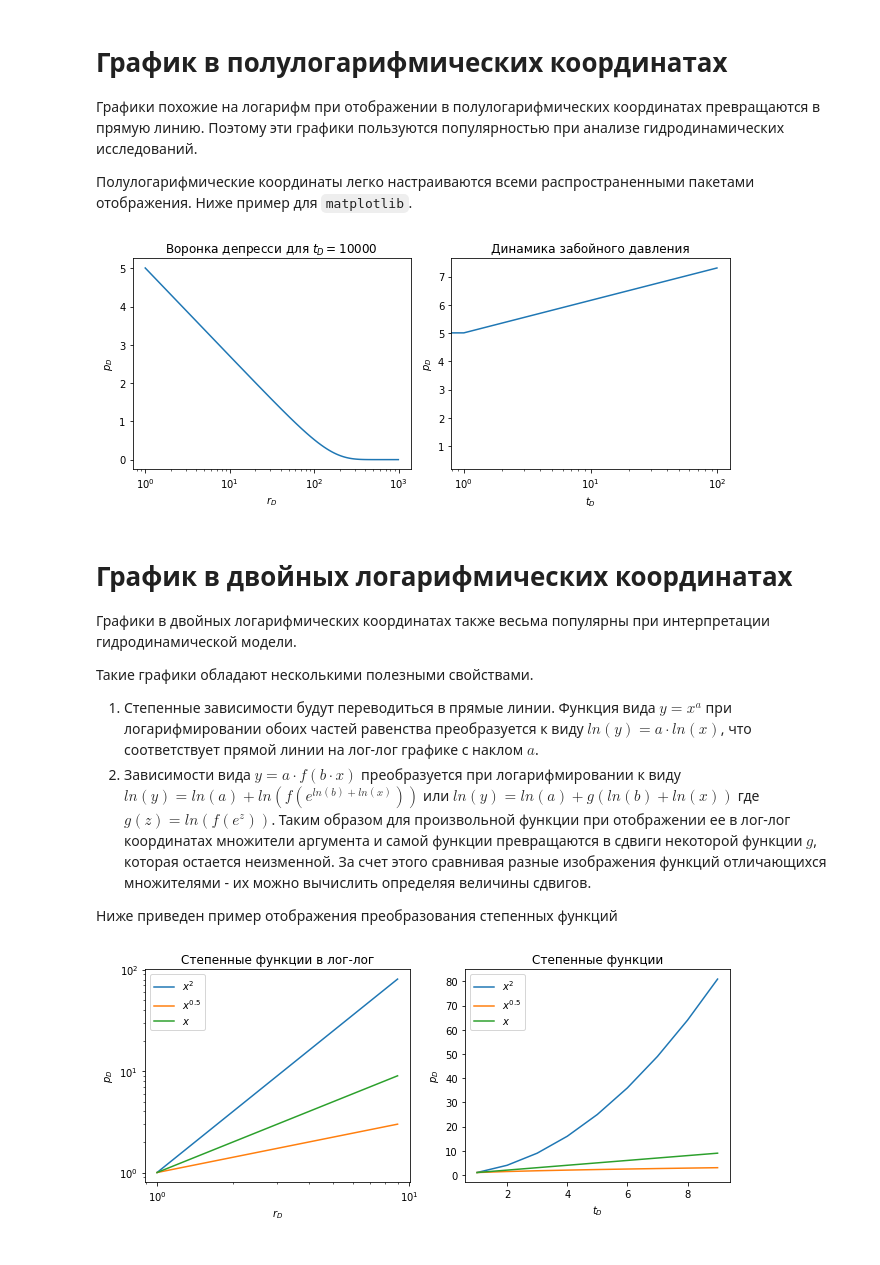
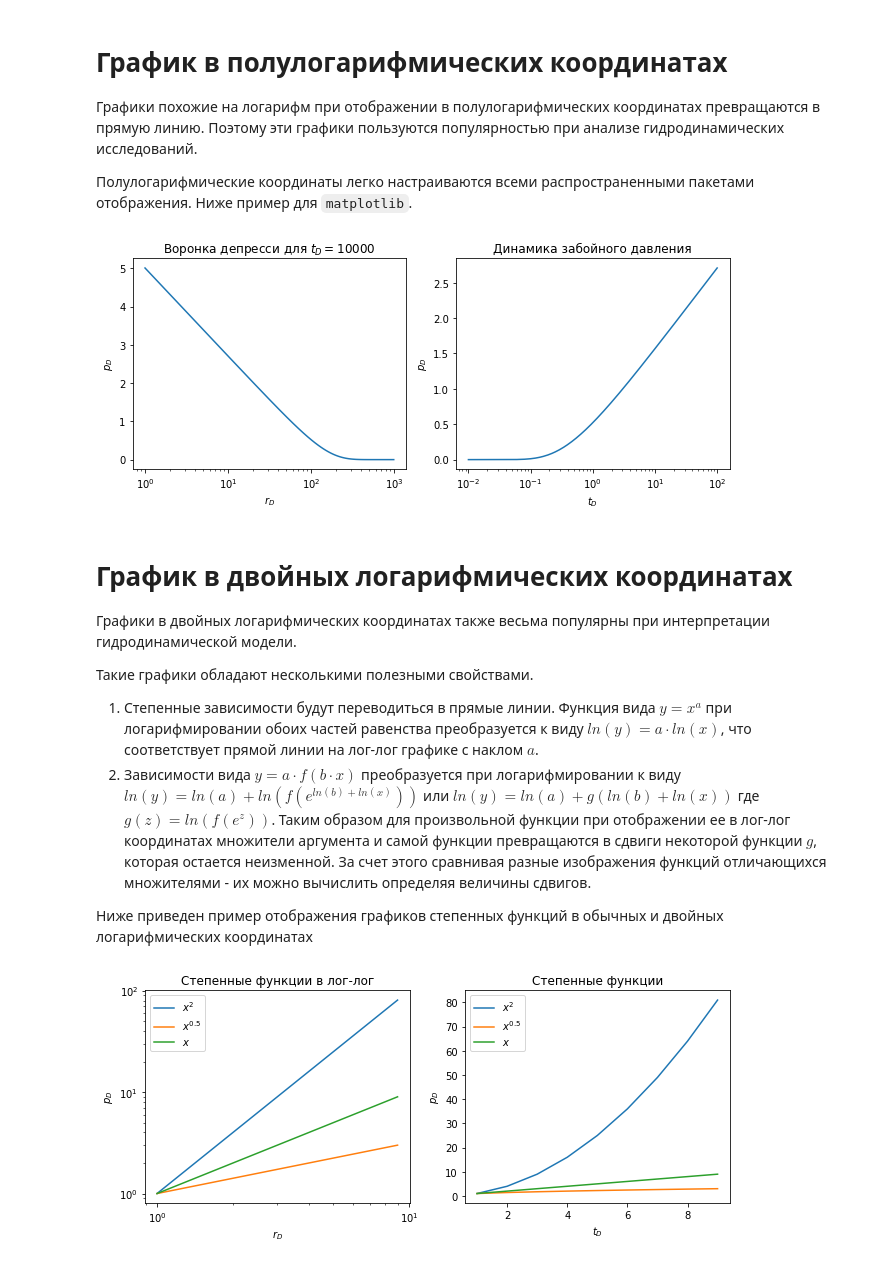
Before and after one commit to khabibullinra/welltest_examples, a Jupyter notebook: jupyter/14_semilog_loglog_derivatives_calc.ipynb, the cells around one changed output. Drawn from its saved outputs; the diff is of its cells as text; code cells hidden in the pictures.

Commit message:
обновление примеров

```diff
--- a/jupyter/14_semilog_loglog_derivatives_calc.ipynb
+++ b/jupyter/14_semilog_loglog_derivatives_calc.ipynb
@@ -62,35 +64,35 @@ plt.show()
 # %%
 # задаем параметры для отрисовки отдельных графиков
 td = 10000
 rd = 1
 # задаем массивы для отрисовки графиков - количество точек на графике
 rr = np.arange(1, 1000, 10)
-tt = np.arange(1, 1e6, 1e4)
+tt = np.arange(0.01, 1e2, 1e-2)
 
 # корректируем размер графика, чтобы было побольше
 plt.rcParams['figure.figsize'] = [9, 4]
 
 # создаем фигуру с двумя графиками, на котором все будет отрисовываться
 fig, (ax1, ax2) = plt.subplots(1,2)
 
 # задаем первый график используя оси ax1
 ax1.plot(rr, pd_ei(rr,td) )
 ax1.set(title="Воронка депресси для $t_D= {}$".format(td))
 ax1.set_xlabel("$r_D$")
 ax1.set_ylabel("$p_D$")
 ax1.set_xscale('log')
 
 # задаем первый график используя оси ax2
-ax2.plot(pd_ei(rd,tt) )
+ax2.plot(tt, pd_ei(rd,tt) )
 ax2.set(title="Динамика забойного давления")
 ax2.set_xlabel("$t_D$")
 ax2.set_ylabel("$p_D$")
 ax2.set_xscale('log')
 
 fig.tight_layout()
 plt.show()
 # %% [output]
-[figure, old version]
+[figure, new version]
 # %% [markdown]
 # График в двойных логарифмических координатах
 
@@ -101,7 +103,7 @@ plt.show()
 $y=x^a$ при логарифмировании обоих частей равенства преобразуется к виду $ln(y) = a \cdot ln(x)$, что соответствует прямой линии на лог-лог графике с наклом $a$.
 2. Зависимости вида $y = a \cdot f(b \cdot x)$ преобразуется при логарифмировании к виду $ln(y) = ln(a) + ln(f(e^{ln(b) + ln(x)})) $ или $ln(y) = ln(a) + g({ln(b) + ln(x)}) $ где $g(z) = ln(f(e^z))$. Таким образом для произвольной функции при отображении ее в лог-лог координатах множители аргумента и самой функции превращаются в сдвиги некоторой функции $g$, которая остается неизменной. За счет этого сравнивая разные изображения функций отличающихся множителями - их можно вычислить определяя величины сдвигов.
 
-Ниже приведен пример отображения преобразования степенных функций
+Ниже приведен пример отображения графиков степенных функций в обычных и двойных логарифмических координатах
 # %%
 
 # задаем массивы для отрисовки графиков - количество точек на графике
```
Also changed, not shown: parts of 4 cells of this notebook, 2 other files.
